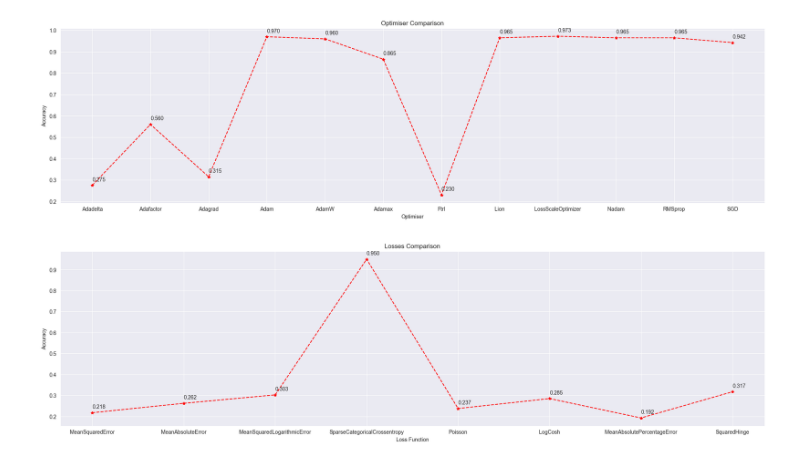
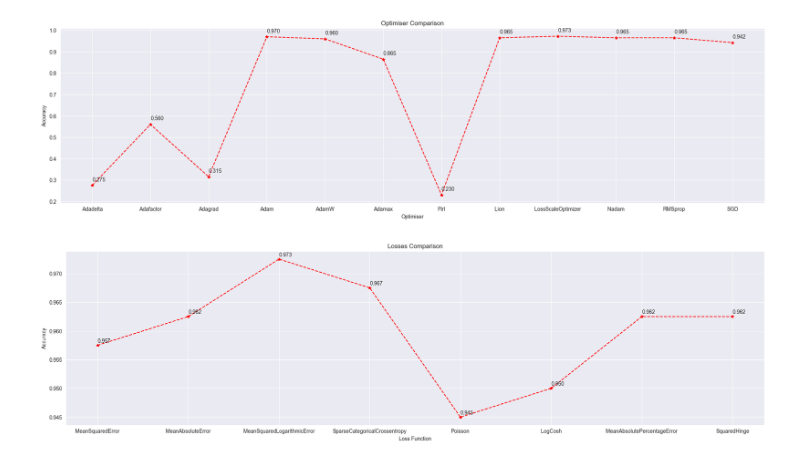
Before and after one commit to M-Byte480/cs4287-NNC-Multi-Layer-Perceptron-Phone-Price-Classifier, a Jupyter notebook: CS4287-Prj1-21308128-21331308.ipynb, the cells around one changed output. Cells and saved outputs as stored; diff of their text form; code cells hidden in the pictures.

```diff
--- a/CS4287-Prj1-21308128-21331308.ipynb
+++ b/CS4287-Prj1-21308128-21331308.ipynb
@@ -502,15 +693,31 @@ for loss_function in loss_functions:
     loss_results.append(model.get_history().history['val_accuracy'][-1])
 # %%
-loss_names = [loss_function.__class__.__name__ for loss_function in loss_functions]
+# Plot the results
+loss_names = [loss_function.__class__.__name__ for loss_function in loss_functions] # Stringify the class names
 plt.figure(figsize=(24, 6))
 plt.plot(loss_names, loss_results, marker='*', linestyle='--', color='red')
 plt.title('Losses Comparison')
 plt.xlabel('Loss Function')
 plt.ylabel('Accuracy')
 plt.grid(True)
 
+# Annotating the labels: https://stackoverflow.com/questions/6282058/writing-numerical-values-on-the-plot-with-matplotlib
+# Top commenter Stephen Terry
 for i,j in zip(loss_names,loss_results):
-    plt.annotate('%.3f' % j, xy=(i, j + 0.02))
+    plt.annotate('%.3f' % j, xy=(i, j + 0.0005))
 plt.show()
+
+#
+# Originally when tested Sparse Categorical Cross Entropy was performing in the >90% while every other optimizer performed way worse around below <30%
+# This is potentially due to our Y values being integers in contrast one-hot encoded vectors (ie: 2 instead of [0, 1, 0, 0])
+# Modified the code to take one-hot for everything other than SCCE, and the results are significantly better
+#
+# Research behind some of the losses and their use cases:
+# Poisson - Use case for Poisson distributions which are discrete distributions for statistical probability. IE: the number of times a certain event has occurred, thus it cannot operate with negative numbers. Our dataset clearly does not belong here (Karen Grace-Martin, https://encord.com/glossary/mean-square-error-mse/#:~:text=Use%20Cases,%2C%20polynomial%20regression%2C%20and%20more.)
+# Squared Hinge - Used for penalizing missclassifications by taking the max(0 , 1 - Y * model_prediction) ^ 2 where Y is the true classification. The max function enforces the model if the prediction is on the incorrect side of the boundary (ie: if Y is positive and the model prediction is negative) (https://www.netinfo.click/AItools/lesson/?file=Squared+Hinge+Loss&lang=en#:~:text=Squared%20Hinge%20Loss%2C%20defined%20as,learn%20a%20stronger%20decision%20boundary.)
+# Mean Absolute Error - It takes the absolute of our errors, thus always returning positive. This makes it linear in estimation, ie: it cannot tell if the model over or under guessed (because its absolute). It shows an estimate of accuracy. (https://www.deepchecks.com/glossary/mean-absolute-error/#:~:text=The%20importance%20of%20MAE,Resiliency%20to%20outliers.)
+# Mean Squared Logarithmic Error - Assumes positive values. It reduces the impact of larger values due to its logarithmic approach, which affects the magnitude of the relative errors. (https://builtin.com/data-science/msle-vs-mse)
+
+#
 # %% [output]
-[figure, old version]
+[figure, new version]
```
Also changed, not shown: parts of 17 cells of this notebook.
